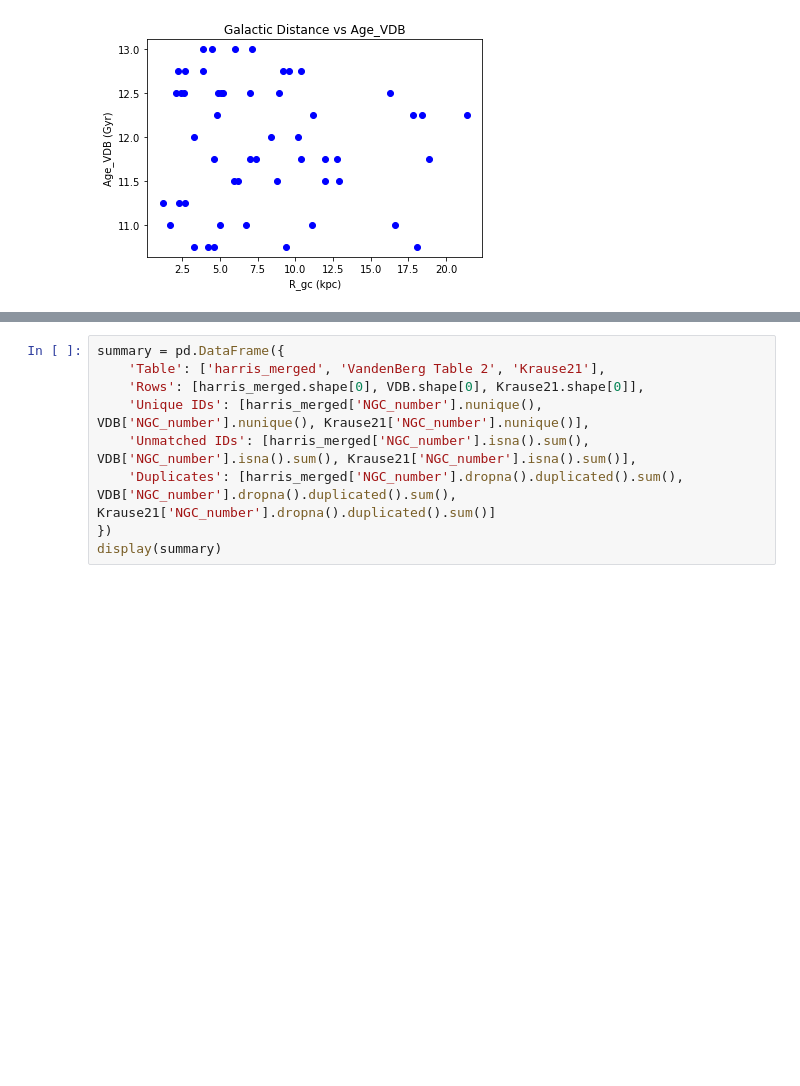
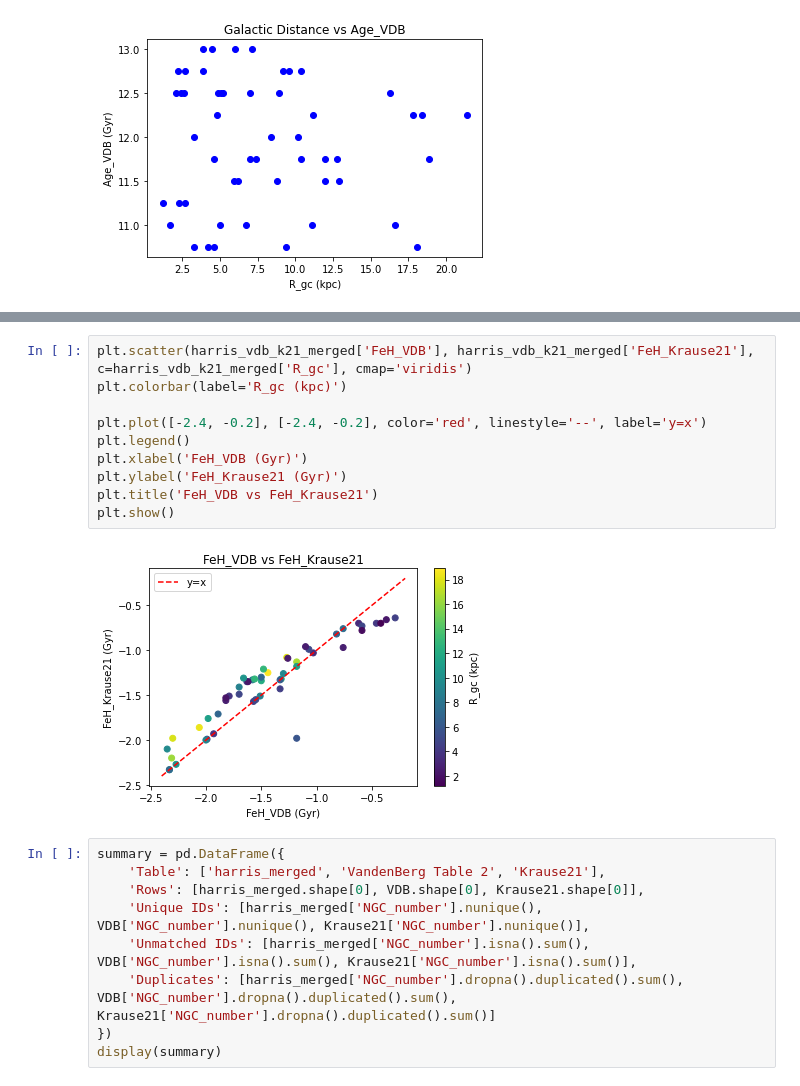
Before and after one commit to FeymanMCSQ/PHYS3116-Computational-Assignment, a Jupyter notebook: Daniel's Folder/mergerCode.ipynb, the cells around one changed output, grey strips where cells are left out. Drawn from its saved outputs; the diff is of its cells as text; blank space fills up the shorter version.

```diff
--- a/Daniel's Folder/mergerCode.ipynb
+++ b/Daniel's Folder/mergerCode.ipynb
@@ -195,3 +207,15 @@ plt.show()
+# %%
+plt.scatter(harris_vdb_k21_merged['FeH_VDB'], harris_vdb_k21_merged['FeH_Krause21'], c=harris_vdb_k21_merged['R_gc'], cmap='viridis')
+plt.colorbar(label='R_gc (kpc)')
+
+plt.plot([-2.4, -0.2], [-2.4, -0.2], color='red', linestyle='--', label='y=x')
+plt.legend()
+plt.xlabel('FeH_VDB (Gyr)')
+plt.ylabel('FeH_Krause21 (Gyr)')
+plt.title('FeH_VDB vs FeH_Krause21')
+plt.show()
+# %% [output]
+[figure, added]
 # %%
 summary = pd.DataFrame({
     'Table': ['harris_merged', 'VandenBerg Table 2', 'Krause21'],
```
Also changed, not shown: parts of 4 cells of this notebook.
